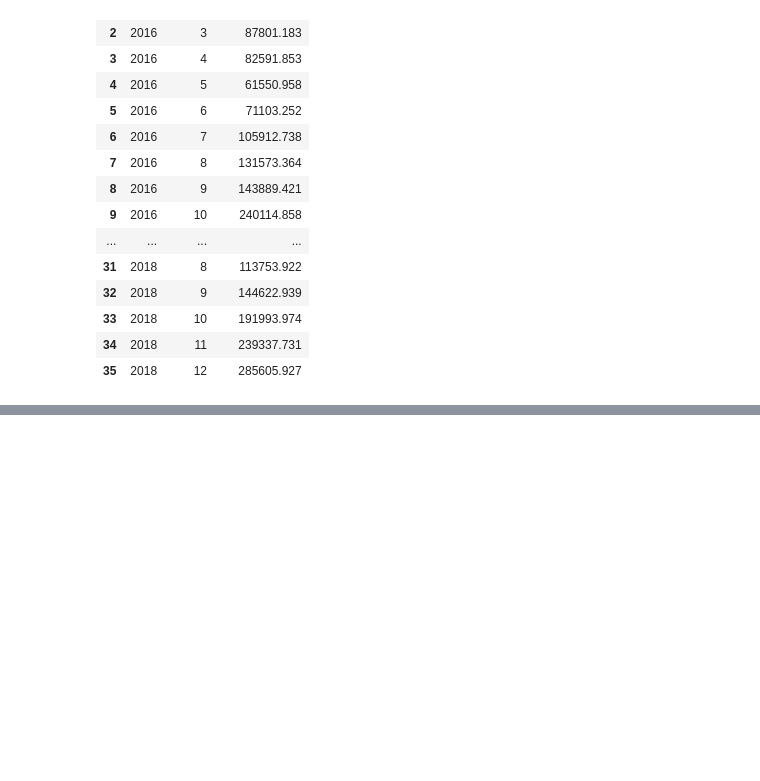
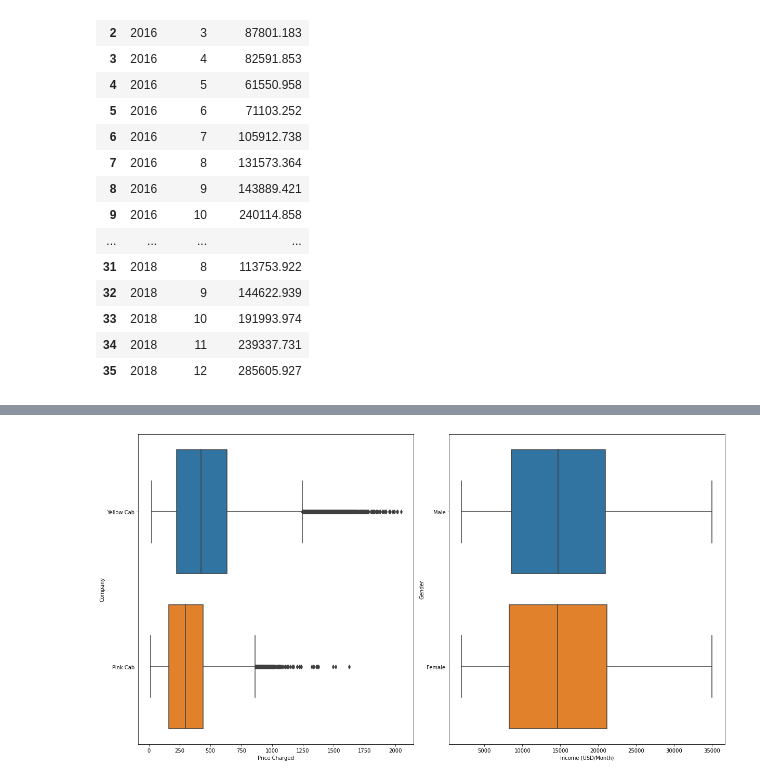
Before and after one commit to mbatacan/DataGlacier, a Jupyter notebook: cabInvestment.ipynb, the cells around one changed output, grey strips where cells are left out. Saved outputs shown, nothing was run; the diff lists cells and outputs as text; code cells hidden in the pictures; blank space fills up the shorter version.

```diff
--- a/cabInvestment.ipynb
+++ b/cabInvestment.ipynb
@@ -367,0 +438,13 @@ Text(0.5, 0, 'Date')
+# %%
+plt.figure(figsize=(17,9))
+
+plt.subplot(1,2,1)
+sns.boxplot(data = mainDF, y = 'Company', x = "Price Charged", dodge=False)
+
+plt.subplot(1,2,2)
+sns.boxplot(data = mainDF, y = 'Gender', x = "Income (USD/Month)", dodge=False)
+
+plt.tight_layout()
+plt.show()
+# %% [output]
+[figure, added]
```
Also changed, not shown: parts of 11 cells of this notebook.
